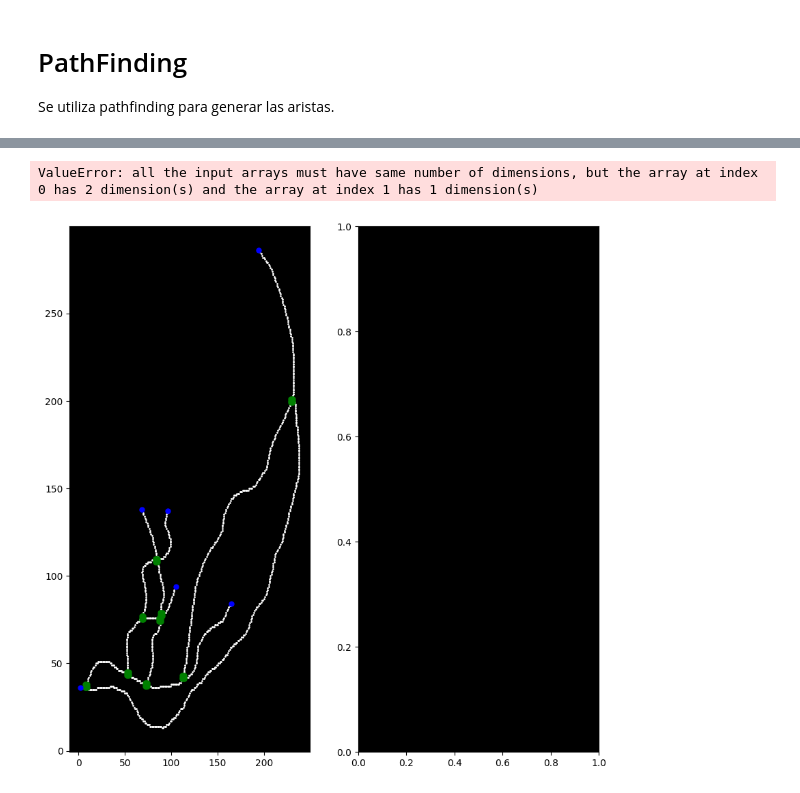
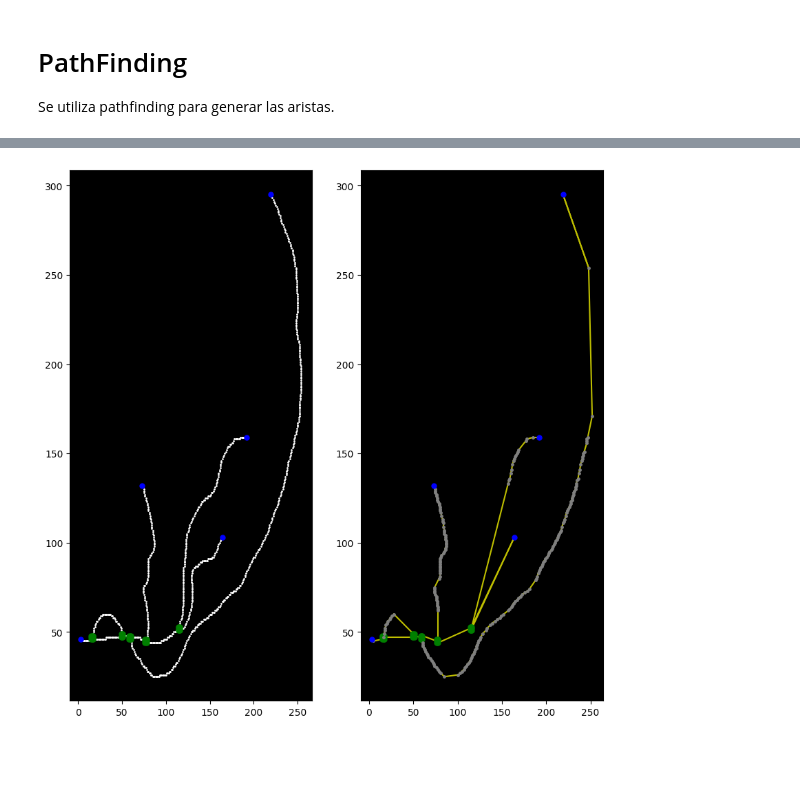
Before and after one commit to MGonza20/Proyecto01_VC_UVG, a Jupyter notebook: Problema02.ipynb, the cells around one changed output, grey strips where cells are left out. Cells and saved outputs as stored; diff of their text form; code cells hidden in the pictures; blank space fills up the shorter version.

```diff
--- a/Problema02.ipynb
+++ b/Problema02.ipynb
@@ -252,7 +252,7 @@ def plot(image_path):
 		plt.axis('off')
 		plt.show()
 # %%
-skeleton, bifurcation_nodes_list, trifurcation_nodes_list, extreme_nodes_list, ap = get_image_features('images/10_gt.pgm')
+skeleton, bifurcation_nodes_list, trifurcation_nodes_list, extreme_nodes_list, intermediate_nodes = get_image_features('images/10_gt.pgm')
 # %%
 # Plot skeleton
 plt.figure(figsize=(10,10))
@@ -269,16 +269,36 @@ plt.show()
 # %% [markdown]
 # PathFinding
 Se utiliza pathfinding para generar las aristas.
+# %%
+def check_availability(extremes, bif_nodes, trif_nodes):
+        if len(extremes) and len(bif_nodes) and len(trif_nodes):
+            feature_nodes_list = np.concatenate((extremes, bif_nodes, trif_nodes)).tolist()
+
+        elif len(extremes) and len(bif_nodes):
+            feature_nodes_list = np.concatenate((extremes, bif_nodes)).tolist()
+        elif len(extremes) and len(trif_nodes):
+            feature_nodes_list = np.concatenate((extremes, trif_nodes)).tolist()
+        elif len(bif_nodes) and len(trif_nodes):
+            feature_nodes_list = np.concatenate((bif_nodes, trif_nodes)).tolist()
+
+        elif len(extremes):
+            feature_nodes_list = extremes
+        elif len(bif_nodes):
+            feature_nodes_list = bif_nodes
+        elif len(trif_nodes):
+            feature_nodes_list = trif_nodes
+
+        return feature_nodes_list
 # %%
-def get_edges(skeleton, extreme_nodes_list, bifurcation_nodes_list, trifurcation_nodes_list, ap):
+def get_edges(skeleton, extreme_nodes_list, bifurcation_nodes_list, trifurcation_nodes_list, intermediate_nodes):
 
 	skeleton_coords_p = np.argwhere(skeleton == 1)
 	skeleton_coords_p = skeleton_coords_p.tolist()
 
-	feature_nodes_list_p = np.concatenate((extreme_nodes_list, bifurcation_nodes_list, trifurcation_nodes_list)).tolist()
-	feature_nodes_list_p += ap.tolist()
+	feature_nodes_list_p = check_availability(extreme_nodes_list, bifurcation_nodes_list, trifurcation_nodes_list)
+	feature_nodes_list_p += intermediate_nodes.tolist()
 
-	# Add ap to feature nodes
+	# Add intermediate_nodes to feature nodes
 	edges = []
 	G = nx.Graph()
 	for coord in skeleton_coords_p:
@@ -319,7 +339,7 @@ def get_edges(skeleton, extreme_nodes_list, bifurcation_nodes_list, trifurcation
 
 	return edges
 # %%
-def plot_original_Vs_result(skeleton, extreme_nodes_list, bifurcation_nodes_list, trifurcation_nodes_list, ap):
+def plot_original_Vs_result(skeleton, extreme_nodes_list, bifurcation_nodes_list, trifurcation_nodes_list, intermediate_nodes):
 	plt.figure(figsize=(10,10))
 	# ====  ORIGINAL IMAGE ====
 	plt.subplot(1, 2, 1)
@@ -344,7 +364,7 @@ def plot_original_Vs_result(skeleton, extreme_nodes_list, bifurcation_nodes_list
 	plt.subplot(1, 2, 2)
 	plt.gca().set_facecolor('black')
 	# Plot edges
-	edges = get_edges(skeleton, extreme_nodes_list, bifurcation_nodes_list, trifurcation_nodes_list, ap)
+	edges = get_edges(skeleton, extreme_nodes_list, bifurcation_nodes_list, trifurcation_nodes_list, intermediate_nodes)
 	for edge in edges:
 			x_values, y_values = zip(*edge)
 			plt.plot(y_values, x_values, 'y-')
@@ -353,8 +373,8 @@ def plot_original_Vs_result(skeleton, extreme_nodes_list, bifurcation_nodes_list
 	plt.plot([node[1] for node in extreme_nodes_list], [node[0] for node in extreme_nodes_list], 'go', markersize=5)
 	plt.axis('on')
 
-	# Plot ap in gray
-	plt.plot([node[1] for node in ap], [node[0] for node in ap], 'o', color='gray', markersize=2.5)
+	# Plot intermediate_nodes in gray
+	plt.plot([node[1] for node in intermediate_nodes], [node[0] for node in intermediate_nodes], 'o', color='gray', markersize=2.5)
 
 	# Plot bifu and trifurcation
 	plt.plot([node[1] for node in trifurcation_nodes_list], [node[0] for node in trifurcation_nodes_list], 'bo', markersize=5)
@@ -369,5 +392,4 @@ ValueError: all the input arrays must have same number of dimensions, but the ar
 # %%
-plot_original_Vs_result(*get_image_features('images/2_gt.pgm'))
+plot_original_Vs_result(*get_image_features('images/3_gt.pgm'))
 # %% [output]
-ValueError: all the input arrays must have same number of dimensions, but the array at index 0 has 2 dimension(s) and the array at index 1 has 1 dimension(s)
-[figure, old version]
+[figure, new version]
```
Also changed, not shown: parts of 24 cells of this notebook, 1 other file.
